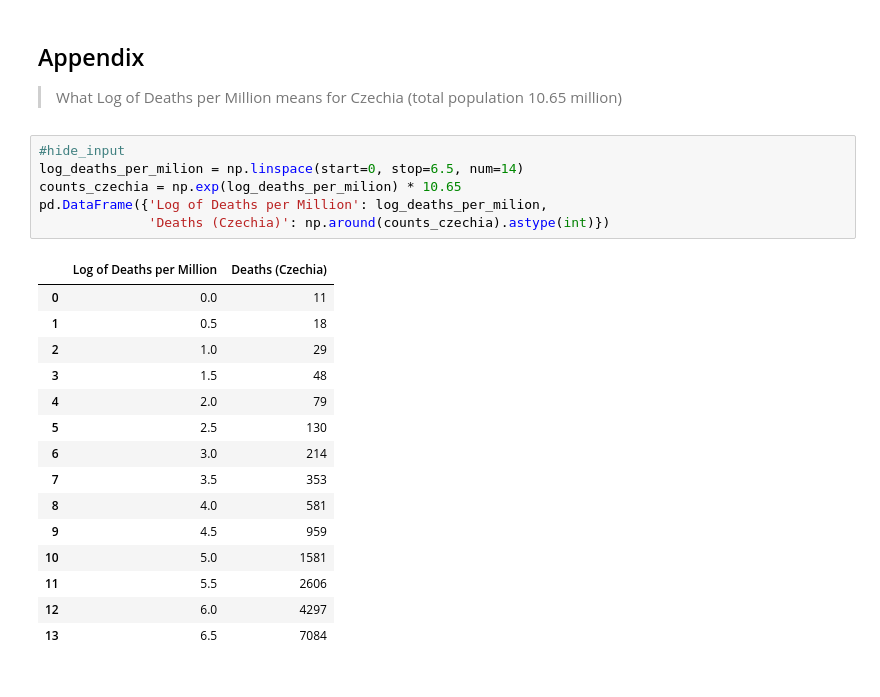
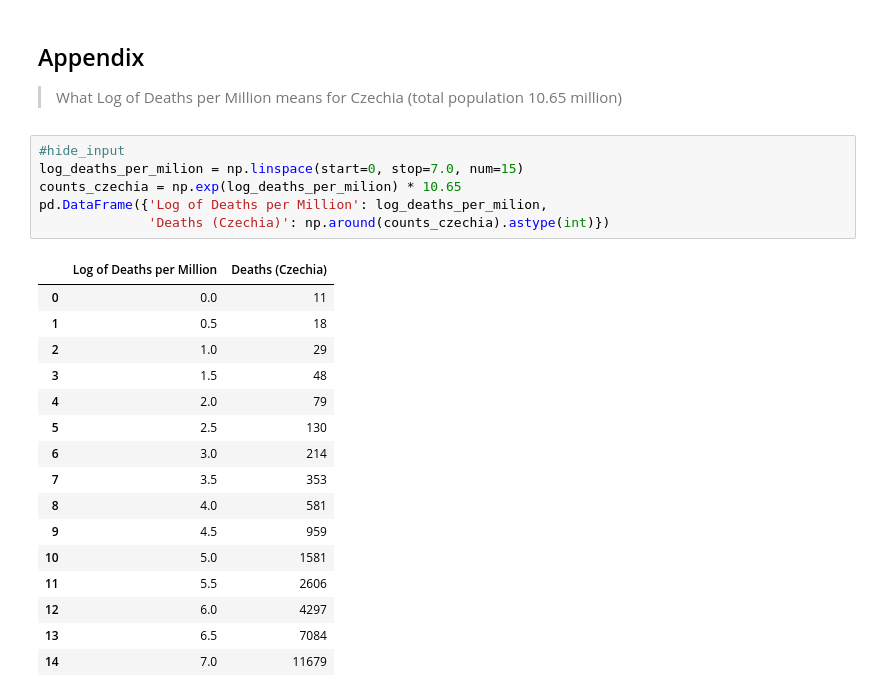
Before and after one commit to simecek/blog, a Jupyter notebook: _notebooks/2020-04-01-deaths-per-million.ipynb, the cells around one changed output. Saved outputs shown, nothing was run; the diff lists cells and outputs as text.

```diff
--- a/_notebooks/2020-04-01-deaths-per-million.ipynb
+++ b/_notebooks/2020-04-01-deaths-per-million.ipynb
@@ -188,23 +188,24 @@ temp.groupby('Country').last()
 > What Log of Deaths per Million means for Czechia (total population 10.65 million)
 # %%
 #hide_input
-log_deaths_per_milion = np.linspace(start=0, stop=6.5, num=14)
+log_deaths_per_milion = np.linspace(start=0, stop=7.0, num=15)
 counts_czechia = np.exp(log_deaths_per_milion) * 10.65
 pd.DataFrame({'Log of Deaths per Million': log_deaths_per_milion,
               'Deaths (Czechia)': np.around(counts_czechia).astype(int)})
 # %% [output]
 |  | Log of Deaths per Million | Deaths (Czechia) |
 | 0 | 0.0 | 11 |
 | 1 | 0.5 | 18 |
 | 2 | 1.0 | 29 |
 | 3 | 1.5 | 48 |
 | 4 | 2.0 | 79 |
 | 5 | 2.5 | 130 |
 | 6 | 3.0 | 214 |
 | 7 | 3.5 | 353 |
 | 8 | 4.0 | 581 |
 | 9 | 4.5 | 959 |
 | 10 | 5.0 | 1581 |
 | 11 | 5.5 | 2606 |
 | 12 | 6.0 | 4297 |
 | 13 | 6.5 | 7084 |
+| 14 | 7.0 | 11679 |
```
Also changed, not shown: parts of 2 cells of this notebook.
